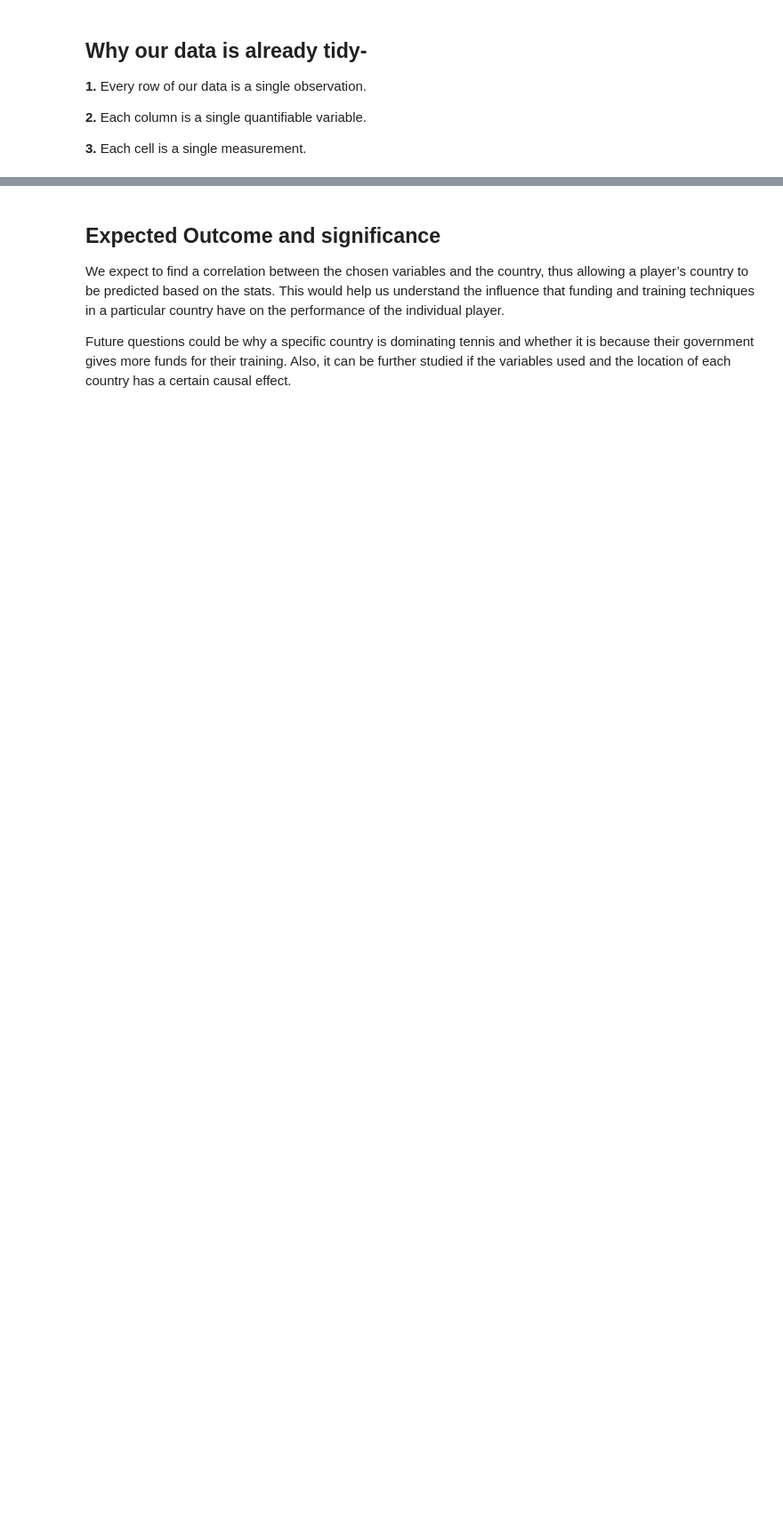
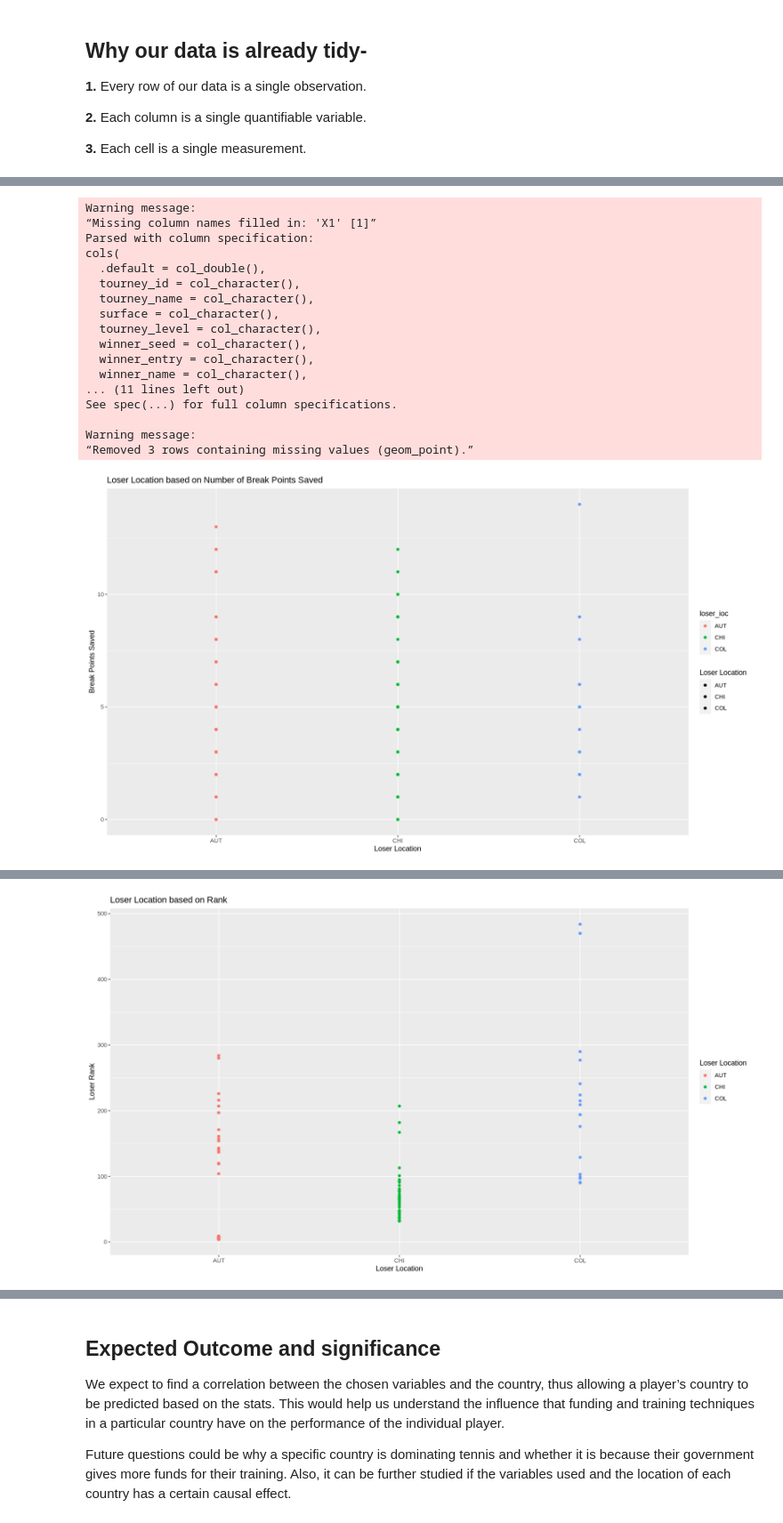
Before and after one commit to Tarun-Narayan/Dsci100_Project, a Jupyter notebook: country_predictor.ipynb, the cells around one changed output, grey strips where cells are left out. Shown at 89% size. Saved outputs shown, nothing was run; the diff lists cells and outputs as text; code cells hidden in the pictures; blank space fills up the shorter version.

```diff
--- a/country_predictor.ipynb
+++ b/country_predictor.ipynb
@@ -65,0 +115,58 @@ Warning message:
+# %%
+set.seed(222)
+
+origin_data <- read_csv("atp2017-2019.csv") %>%
+    mutate(winner_ioc = as_factor(winner_ioc)) %>%
+    mutate(loser_ioc = as_factor(loser_ioc))
+loser_data <- origin_data %>% filter(loser_ioc == "AUT" | loser_ioc == "CHI" | loser_ioc == "COL")
+
+loser_split <- initial_split(loser_data, prop = 0.75, strata = loser_ioc)
+loser_train <- training(loser_split)
+loser_test <- testing(loser_split)
+
+l_bp_bar <- ggplot(loser_train, aes(x = loser_ioc, y = l_bpSaved, fill = loser_ioc)) +
+    geom_point(aes(colour = loser_ioc)) +
+    labs(x = "Loser Location", y = "Break Points Saved", fill = "Loser Location") +
+    ggtitle("Loser Location based on Number of Break Points Saved")
+
+l_bp_bar
+
+l_rank_bar <- ggplot(loser_train, aes(x = loser_ioc, y = loser_rank, color = loser_ioc)) +
+    geom_point(aes(colour = loser_ioc)) +
+    labs(x = "Loser Location", y = "Loser Rank", color = "Loser Location") +
+    ggtitle("Loser Location based on Rank")
+
+l_rank_bar
+
+l_ace_bar <- ggplot(loser_train, aes(x = loser_ioc, y = l_ace, color = loser_ioc)) +
+    geom_point(aes(colour = loser_ioc)) +
+    labs(x = "Loser Location", y = "Number of Aces", color = "Loser Location") +
+    ggtitle("Loser Location based on Number of Aces")
+
+l_ace_bar
+
+l_df_bar <- ggplot(loser_train, aes(x = loser_ioc, y = l_df, color = loser_ioc)) +
+    geom_point(aes(colour = loser_ioc)) +
+    labs(x = "Loser Location", y = "Number of Double Faults", color = "Loser Location") +
+    ggtitle("Loser Location based on Double Faults")
+
+l_df_bar
+# %% [output]
+Warning message:
+“Missing column names filled in: 'X1' [1]”
+Parsed with column specification:
+cols(
+  .default = col_double(),
+  tourney_id = col_character(),
+  tourney_name = col_character(),
+  surface = col_character(),
+  tourney_level = col_character(),
+  winner_seed = col_character(),
+  winner_entry = col_character(),
+  winner_name = col_character(),
+... (11 lines left out)
+See spec(...) for full column specifications.
+
+Warning message:
+“Removed 3 rows containing missing values (geom_point).”
+[figure, added]
@@ -65,0 +175 @@ Warning message:
+[figure, added]
```
Also changed, not shown: parts of 4 cells of this notebook.
